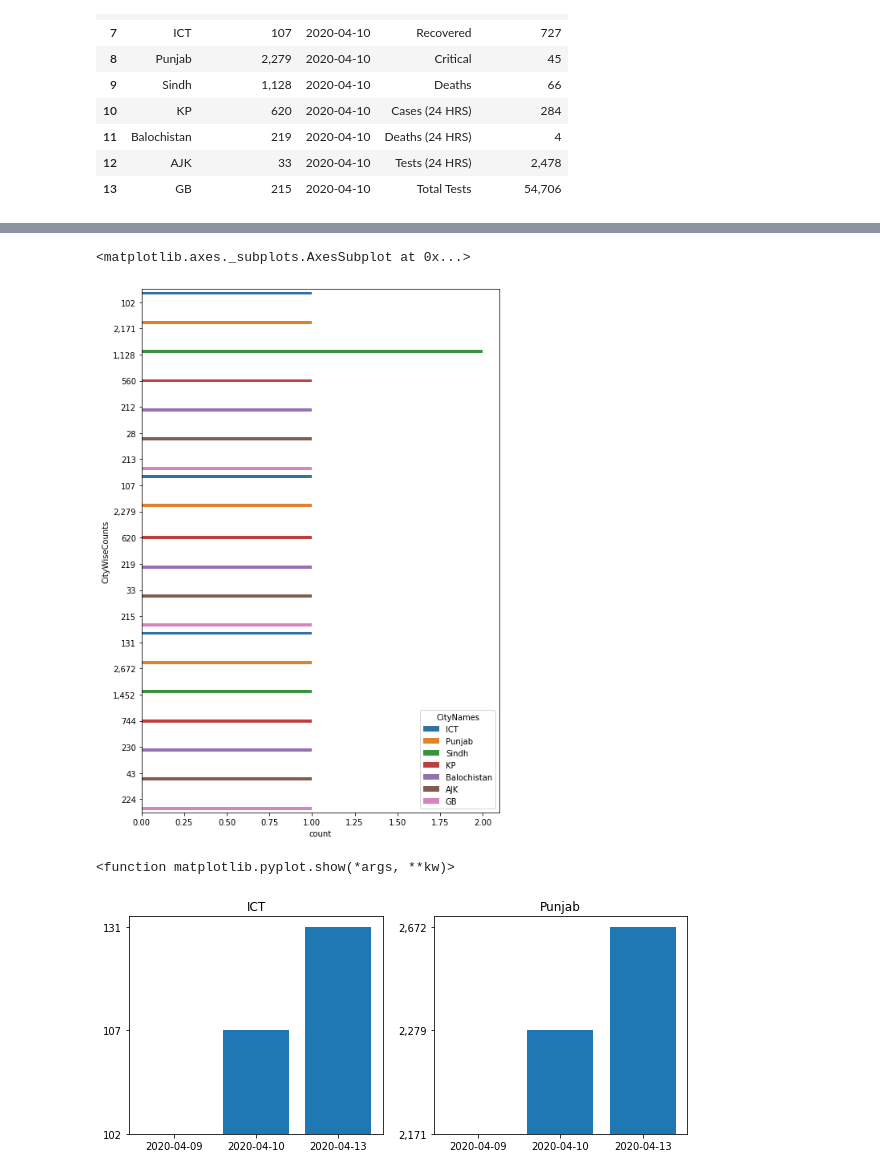
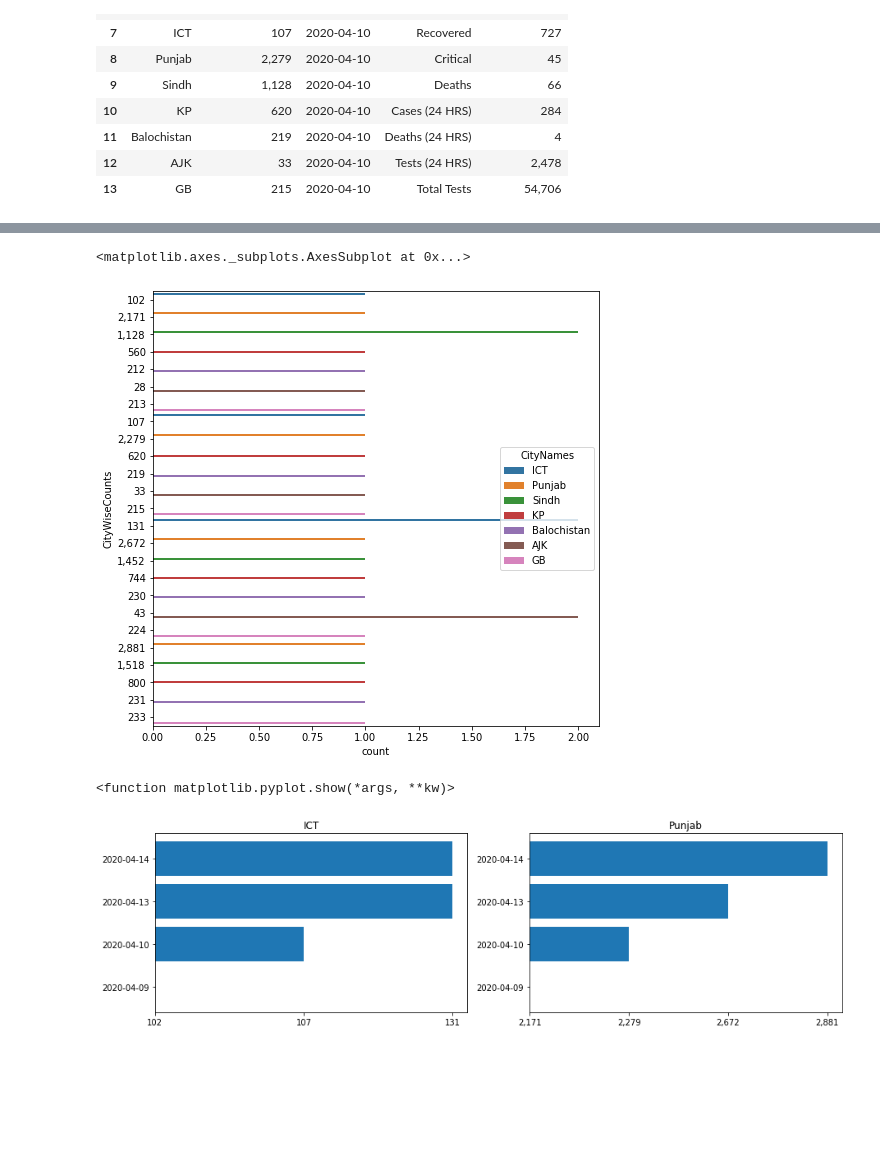
Before and after one commit to mmsayyam/Corona-Pakistan-Stats, a Jupyter notebook: Corona stats of Pakistan.ipynb, the cells around one changed output, grey strips where cells are left out. Drawn from its saved outputs; the diff is of its cells as text; code cells hidden in the pictures; blank space fills up the shorter version.

Commit message:
chart updated with latest stats

```diff
--- a/Corona stats of Pakistan.ipynb
+++ b/Corona stats of Pakistan.ipynb
@@ -316,26 +320,26 @@ plt.show()
 # %%
-plt.figure(figsize=(8, 12))
+plt.figure(figsize=(8, 8))
 # sns.countplot(y="OverallCounts", data=df_file, hue='Date', orient="h")
 # plt.subplot (1,2,1)
 # plt.barh(y=df_file.OverallCounts, width=df_file.Headers, data=df_file)
 sns.countplot(y='CityWiseCounts', data=df_file, hue='CityNames')
 # %% [output]
 <matplotlib.axes._subplots.AxesSubplot at 0x...>
-[figure, old version]
+[figure, new version]
 # %%
-plt.figure(figsize = (10, 4))
+plt.figure(figsize = (15, 4))
 
 plt.subplot (1,2,1)
 
-plt.bar(ict.Date, ict.CityWiseCounts)
+plt.barh(ict.Date, ict.CityWiseCounts)
 plt.title('ICT')
 
 plt.subplot (1,2,2)
-plt.bar(punjab.Date, punjab.CityWiseCounts)
+plt.barh(punjab.Date, punjab.CityWiseCounts)
 plt.title('Punjab')
 
 plt.show
 # %% [output]
 <function matplotlib.pyplot.show(*args, **kw)>
-[figure, old version]
+[figure, new version]
 # %%
```
Also changed, not shown: parts of 15 cells of this notebook, 1 other file.
